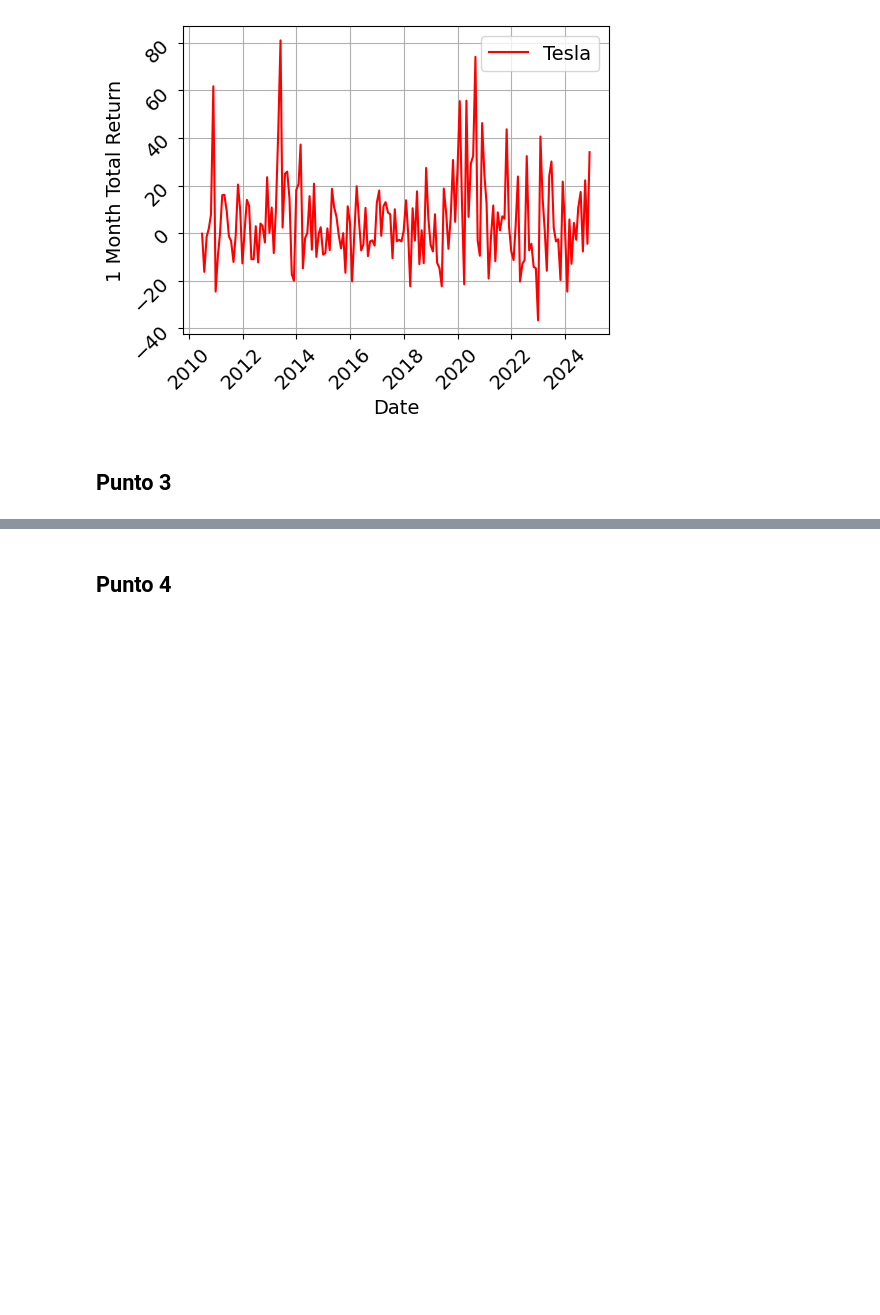
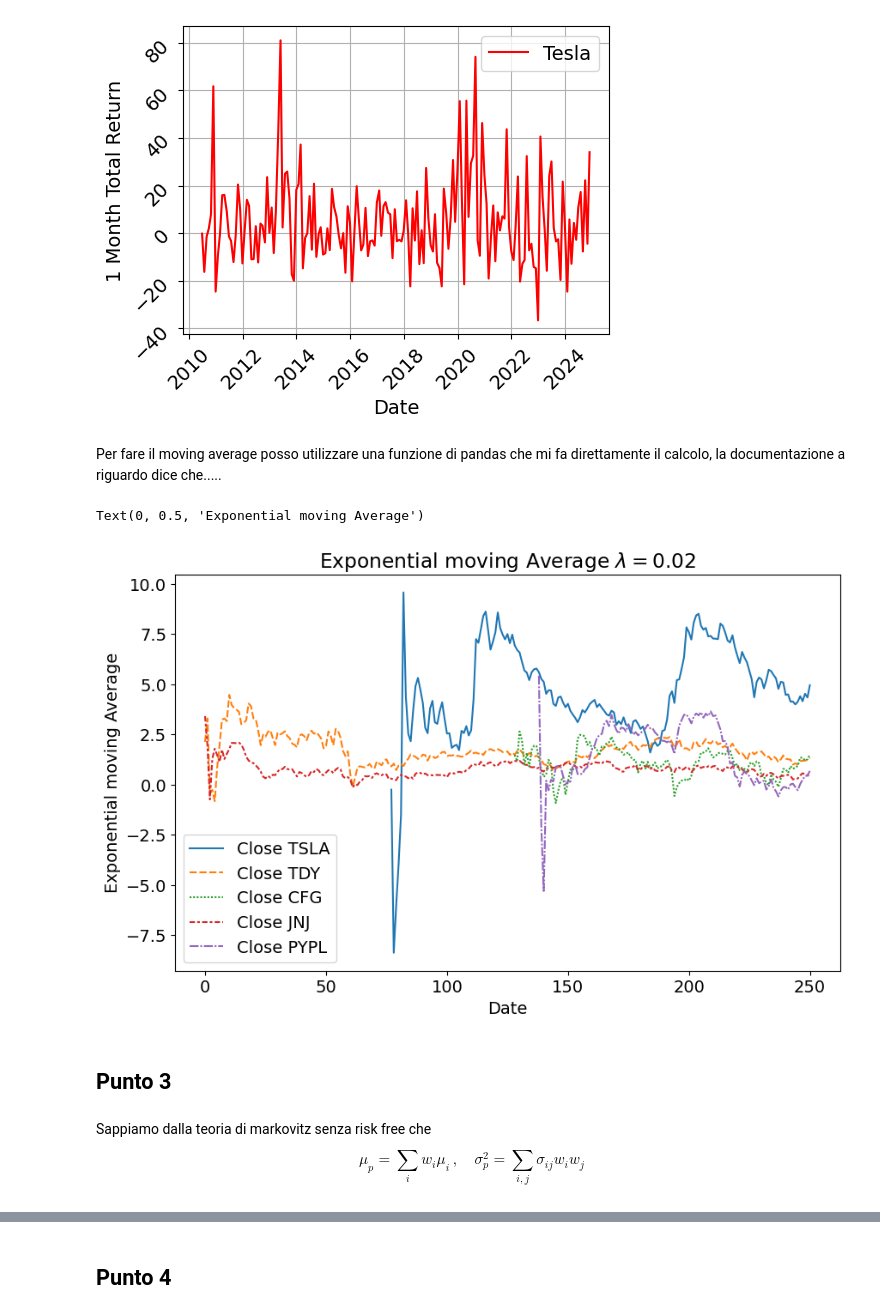
Before and after one commit to Riccardo-Martelli/Project_Work_Asset_Management, a Jupyter notebook: Final_Project.ipynb, the cells around one changed output, grey strips where cells are left out. Cells and saved outputs as stored; diff of their text form; code cells hidden in the pictures; blank space fills up the shorter version.

```diff
--- a/Final_Project.ipynb
+++ b/Final_Project.ipynb
@@ -159,0 +186,8 @@ df_price_close
+# %%
+df_return_month = pd.DataFrame({"Close TSLA":df_TSLA["1 Month Total Return"].values})
+df_return_month["Close TDY"] = df_TDY["1 Month Total Return"].values
+df_return_month["Close CFG"] = df_CFG["1 Month Total Return"].values
+df_return_month["Close JNJ"] = df_JNJ["1 Month Total Return"].values
+df_return_month["Close PYPL"] = df_PYPL["1 Month Total Return"].values
+
+df_return_month
@@ -197,5 +254,21 @@ plt.legend()
 <matplotlib.legend.Legend at 0x...>
 [figure]
 [figure]
+# %% [markdown]
+Per fare il moving average posso utilizzare una funzione di pandas che mi fa direttamente il calcolo, la documentazione a riguardo dice che.....
+# %%
+lam = 0.02
+ema_df = df_return_month.ewm(alpha=lam).mean()
+plt.figure(figsize=(10,6))
+plt.title(r"Exponential moving Average $\lambda = 0.02$")
+sns.lineplot(data=ema_df)
+plt.xlabel("Date")
+plt.ylabel("Exponential moving Average")
+# %% [output]
+Text(0, 0.5, 'Exponential moving Average')
+[figure, added]
 # %% [markdown]
 ## Punto 3
+# %% [markdown]
+Sappiamo dalla teoria di markovitz senza risk free che
+$$\mu_p = \sum_i w_i\mu_i\,,\quad \sigma^2_p = \sum_{i,j}\sigma_{ij} w_i w_j$$
```
Also changed, not shown: parts of 13 cells of this notebook.
